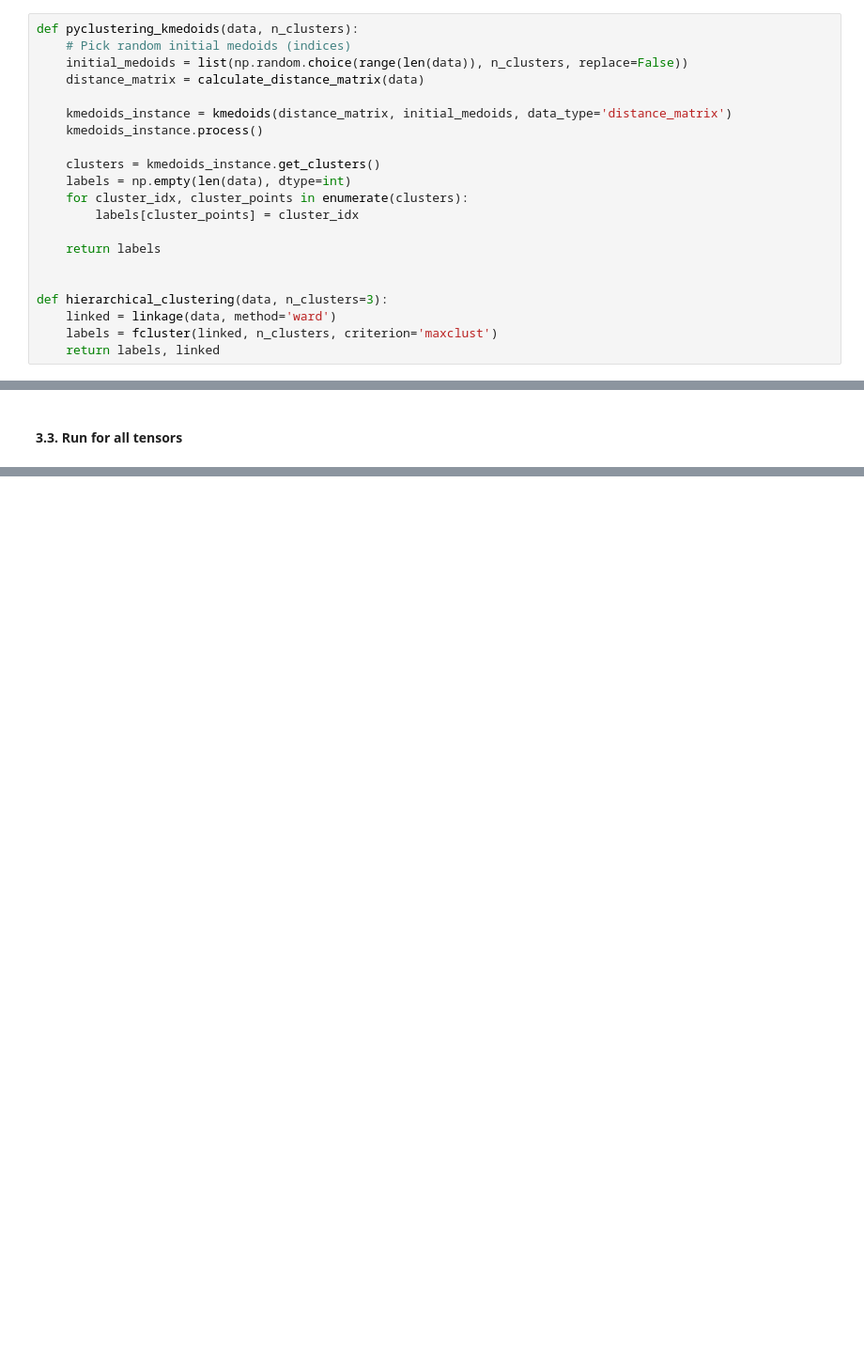
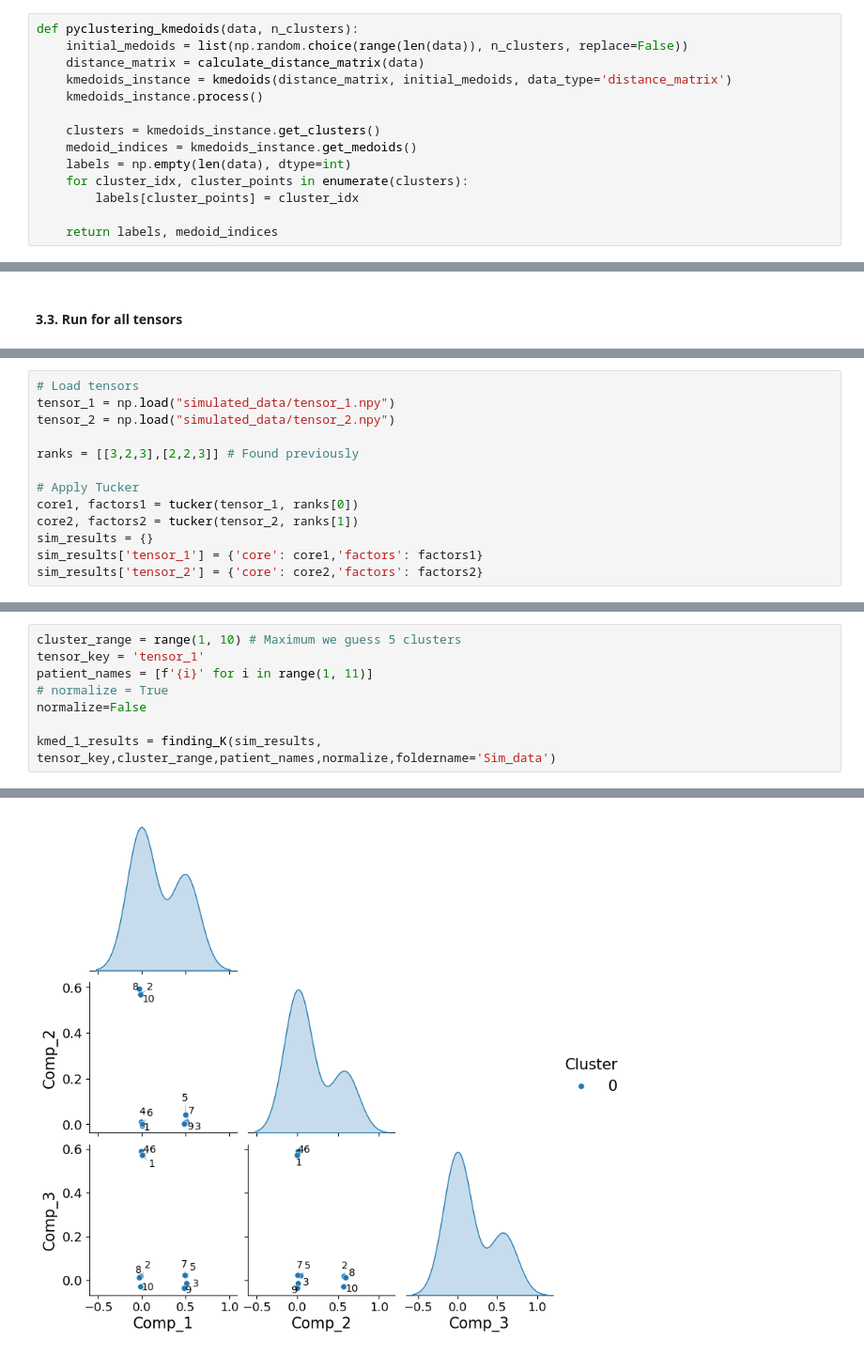
Before and after one commit to pablovadillo/Tensordecomposition, a Jupyter notebook: Tucker_clustering.ipynb, the cells around one changed output, grey strips where cells are left out. Shown at 94% size. Drawn from its saved outputs; the diff is of its cells as text; blank space fills up the shorter version.

```diff
--- a/Tucker_clustering.ipynb
+++ b/Tucker_clustering.ipynb
@@ -103,23 +108,16 @@ def prepare_patient_data(factor_matrix, normalize=False):
 # %%
 def pyclustering_kmedoids(data, n_clusters):
-    # Pick random initial medoids (indices)
     initial_medoids = list(np.random.choice(range(len(data)), n_clusters, replace=False))
     distance_matrix = calculate_distance_matrix(data)
-
     kmedoids_instance = kmedoids(distance_matrix, initial_medoids, data_type='distance_matrix')
     kmedoids_instance.process()
 
     clusters = kmedoids_instance.get_clusters()
+    medoid_indices = kmedoids_instance.get_medoids()
     labels = np.empty(len(data), dtype=int)
     for cluster_idx, cluster_points in enumerate(clusters):
         labels[cluster_points] = cluster_idx
 
-    return labels
-
-
-def hierarchical_clustering(data, n_clusters=3):
-    linked = linkage(data, method='ward')
-    labels = fcluster(linked, n_clusters, criterion='maxclust')
-    return labels, linked
+    return labels, medoid_indices
 # %% [markdown]
 #### 3.2. Define clustering pipeline
@@ -200,0 +403,13 @@ kmed_300 = run_clustering_pipeline_on_tensor('tensor_300', pat_list_300,normaliz
+# %%
+# Load tensors
+tensor_1 = np.load("simulated_data/tensor_1.npy")
+tensor_2 = np.load("simulated_data/tensor_2.npy")
+
+ranks = [[3,2,3],[2,2,3]] # Found previously
+
+# Apply Tucker
+core1, factors1 = tucker(tensor_1, ranks[0])
+core2, factors2 = tucker(tensor_2, ranks[1])
+sim_results = {}
+sim_results['tensor_1'] = {'core': core1,'factors': factors1}
+sim_results['tensor_2'] = {'core': core2,'factors': factors2}
@@ -200,0 +418,9 @@ kmed_300 = run_clustering_pipeline_on_tensor('tensor_300', pat_list_300,normaliz
+# %%
+cluster_range = range(1, 10) # Maximum we guess 5 clusters
+tensor_key = 'tensor_1'
+patient_names = [f'{i}' for i in range(1, 11)]
+# normalize = True
+normalize=False
+
+kmed_1_results = finding_K(sim_results, tensor_key,cluster_range,patient_names,normalize,foldername='Sim_data')
+# %% [output]
@@ -200,0 +428 @@ kmed_300 = run_clustering_pipeline_on_tensor('tensor_300', pat_list_300,normaliz
+[figure, added]
```
Also changed, not shown: parts of 41 cells of this notebook.
